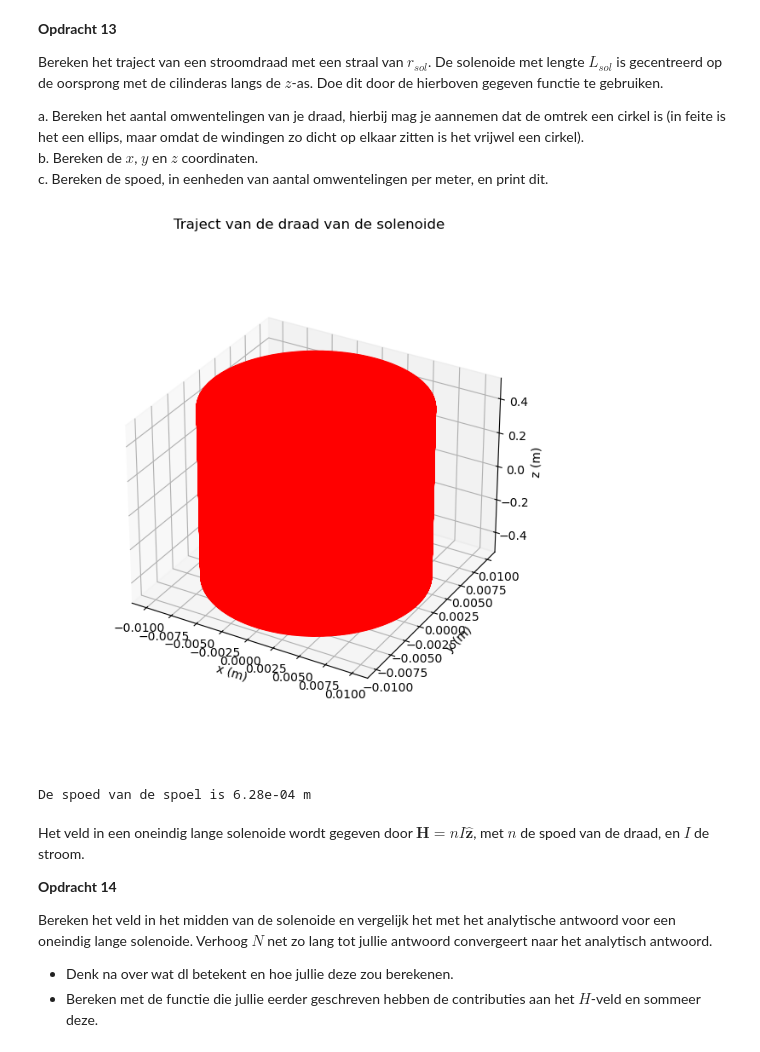
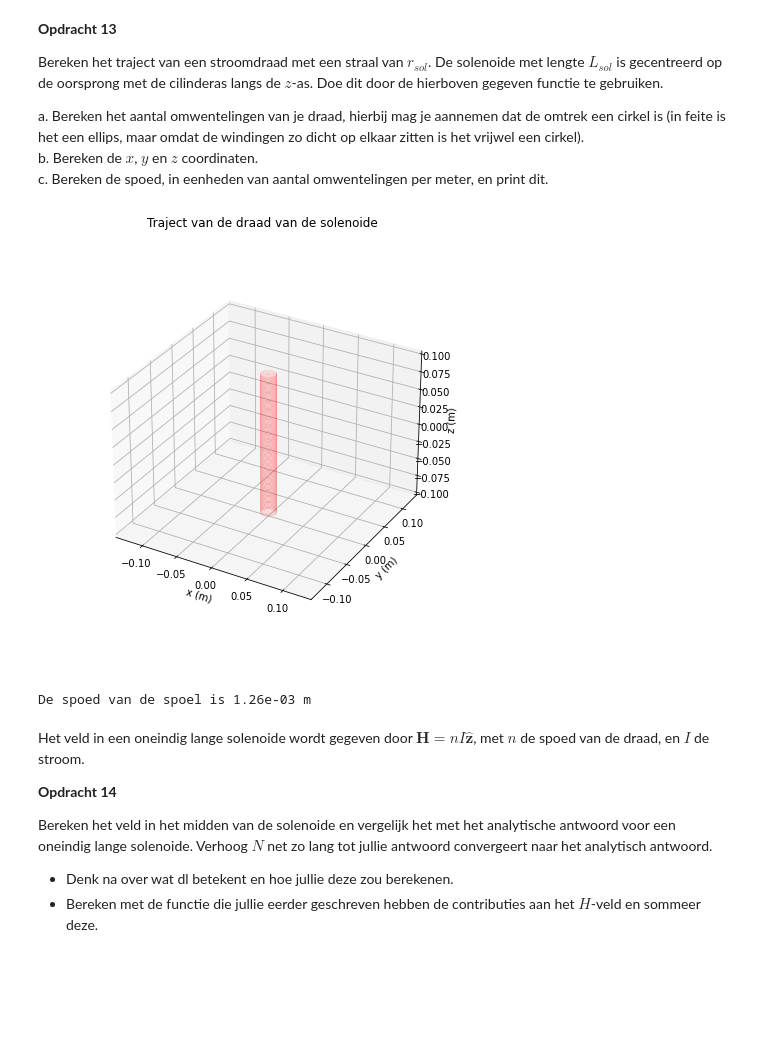
Before and after one commit to oprelo/opdrachten-DEF-D, a Jupyter notebook: DigitaleOntwerpopdrachten/2KrachtactuatorOpdracht/2KrachtactuatorOpdracht/KrachtactuatorOpdracht.ipynb, the cells around one changed output. Saved outputs shown, nothing was run; the diff lists cells and outputs as text; code cells hidden in the pictures; blank space fills up the shorter version.

```diff
--- a/DigitaleOntwerpopdrachten/2KrachtactuatorOpdracht/2KrachtactuatorOpdracht/KrachtactuatorOpdracht.ipynb
+++ b/DigitaleOntwerpopdrachten/2KrachtactuatorOpdracht/2KrachtactuatorOpdracht/KrachtactuatorOpdracht.ipynb
@@ -404,28 +399,28 @@ a. Bereken het aantal omwentelingen van je draad, hierbij mag je aannemen dat de
 b. Bereken de $x$, $y$ en $z$ coordinaten.\
 c. Bereken de spoed, in eenheden van aantal omwentelingen per meter, en print dit.
 # %%
-l_draad = 100 # Lengte draad
+l_draad = 10 # Lengte draad
 r_sol = 0.01 # Straal solenoide
-L_sol = 1 # Lengte solenoide
+L_sol = 0.2 # Lengte solenoide
 N = 100000 # Aantal wikkeling
 N_wikkeling = l_draad/(2*np.pi*r_sol)
 
 x,y,z =  parametrisatie(N,r_sol,N_wikkeling,L_sol)
 
 # Enkele plots
 ax=plt.figure(figsize=(15,8)).add_subplot(projection='3d')
 plt.title('Traject van de draad van de solenoide')
 plt.plot(x, y, z, '-r', linewidth=0.1)
 ax.set_aspect('equal')
 ax.set_box_aspect(aspect=None, zoom=0.8)
 ax.set_xlabel('x (m)'), ax.set_ylabel('y (m)'), ax.set_zlabel('z (m)')
 plt.show()
 
 spoed = L_sol/N_wikkeling
 print(f'De spoed van de spoel is {spoed:.2e} m')
 # %% [output]
-[figure, old version]
+[figure, new version]
-De spoed van de spoel is 6.28e-04 m
+De spoed van de spoel is 1.26e-03 m
 # %% [markdown]
 Het veld in een oneindig lange solenoide wordt gegeven door $\mathbf{H} = n I \hat{\mathbf{z}}$, met $n$ de spoed van de draad, en $I$ de stroom.
 
```
Also changed, not shown: parts of 11 cells of this notebook.
